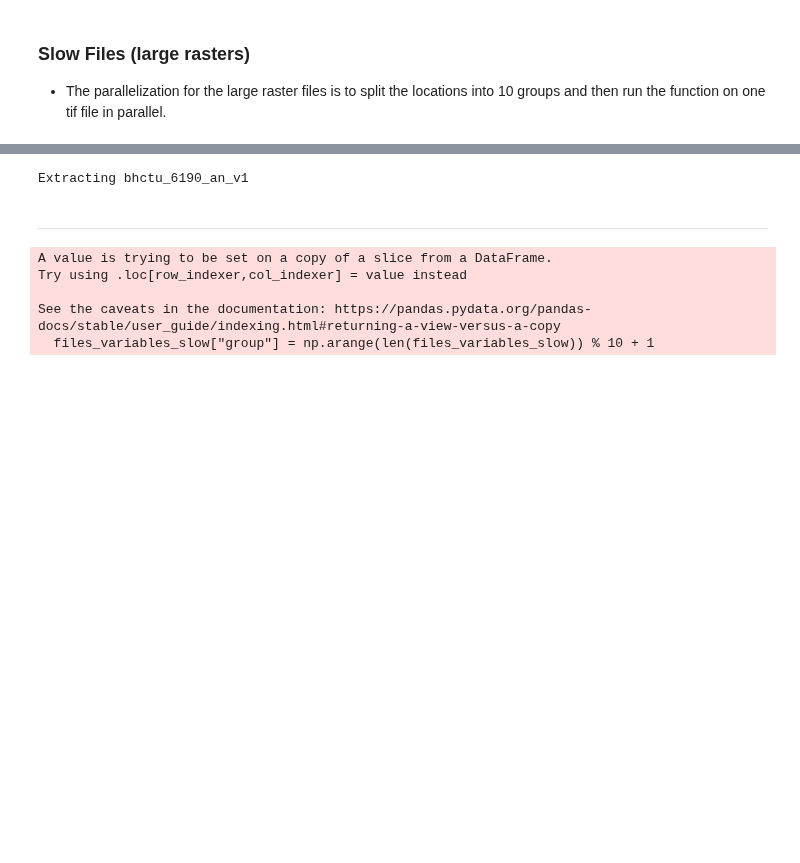
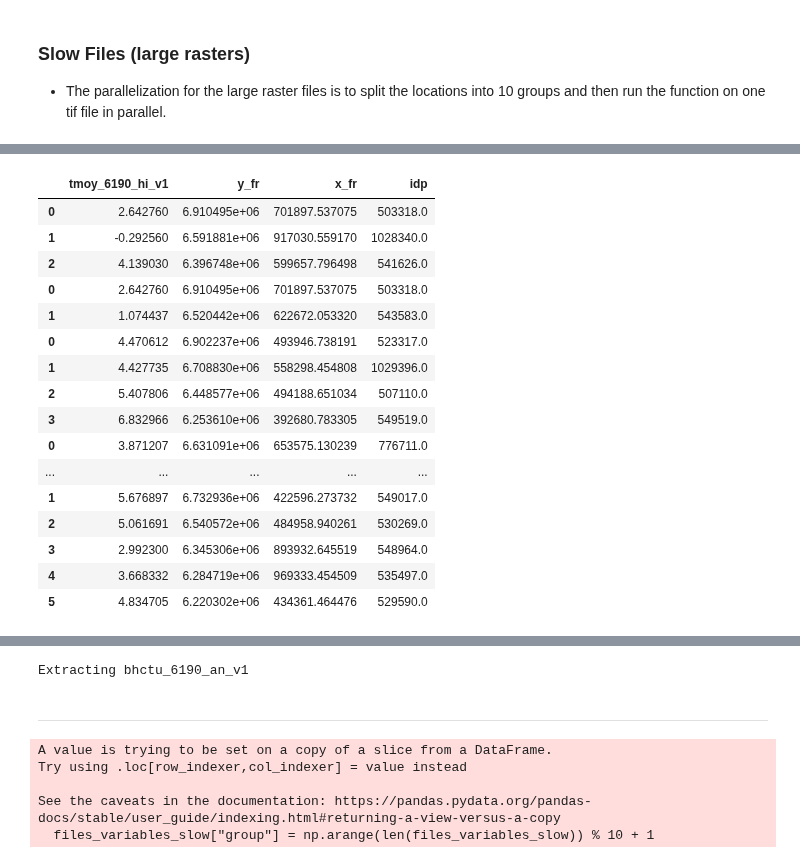
Before and after one commit to padasch/ifn_analysis, a Jupyter notebook: python/03_process_france_data/20_extract_agroparistech_data.ipynb, the cells around one changed output, grey strips where cells are left out. Drawn from its saved outputs; the diff is of its cells as text; code cells hidden in the pictures; blank space fills up the shorter version.

```diff
--- a/python/03_process_france_data/20_extract_agroparistech_data.ipynb
+++ b/python/03_process_france_data/20_extract_agroparistech_data.ipynb
@@ -169,0 +489,14 @@ df_quick_merged.to_csv("data_agroparistech_fastfiles_before_qc.csv", index=False
+# %%
+# Add groupings, make sure that slow variables are split to own cores
+df_subraster = df_subraster.copy()
+df_subraster["group"] = np.arange(len(df_subraster)) % 10 + 1
+
+display(df_subraster)
+
+# Create list of df to be passed to multiprocessing
+grouped = df_subraster.groupby("group")
+df_list = [group for name, group in grouped]
+
+# Display one group
+display(df_list[0].head(3))
+df_list[0].shape
@@ -169,0 +522,10 @@ df_quick_merged.to_csv("data_agroparistech_fastfiles_before_qc.csv", index=False
+# %%
+# Test on one group
+df_test = parallel_agroparistech_extraction(
+    df_list[9], df_coords, progress_bar=False, concat_by_axis=0
+)
+df_test = df_test.copy()
+
+# Print shape
+df_test.shape
+df_test
@@ -169,0 +555,16 @@ df_quick_merged.to_csv("data_agroparistech_fastfiles_before_qc.csv", index=False
+# %%
+df_long = pd.DataFrame()
+counter = 0
+for xxx in df_list:
+    # Test on one group
+    df_test = parallel_agroparistech_extraction(
+        xxx, df_coords, progress_bar=False, concat_by_axis=0
+    )
+
+    df_test = df_test.copy()
+    df_long = pd.concat([df_long, df_test], axis=0)
+
+    counter = counter + df_test.shape[0]
+display(counter)
+display(df_long.shape)
+display(df_long.drop_duplicates()z.shape)
@@ -169,0 +592,20 @@ df_quick_merged.to_csv("data_agroparistech_fastfiles_before_qc.csv", index=False
+# %%
+df_long
+# %% [output]
+|  | tmoy_6190_hi_v1 | y_fr | x_fr | idp |
+| 0 | 2.642760 | 6.910495e+06 | 701897.537075 | 503318.0 |
+| 1 | -0.292560 | 6.591881e+06 | 917030.559170 | 1028340.0 |
+| 2 | 4.139030 | 6.396748e+06 | 599657.796498 | 541626.0 |
+| 0 | 2.642760 | 6.910495e+06 | 701897.537075 | 503318.0 |
+| 1 | 1.074437 | 6.520442e+06 | 622672.053320 | 543583.0 |
+| 0 | 4.470612 | 6.902237e+06 | 493946.738191 | 523317.0 |
+| 1 | 4.427735 | 6.708830e+06 | 558298.454808 | 1029396.0 |
+| 2 | 5.407806 | 6.448577e+06 | 494188.651034 | 507110.0 |
+| 3 | 6.832966 | 6.253610e+06 | 392680.783305 | 549519.0 |
+| 0 | 3.871207 | 6.631091e+06 | 653575.130239 | 776711.0 |
+| ... | ... | ... | ... | ... |
+| 1 | 5.676897 | 6.732936e+06 | 422596.273732 | 549017.0 |
+| 2 | 5.061691 | 6.540572e+06 | 484958.940261 | 530269.0 |
+| 3 | 2.992300 | 6.345306e+06 | 893932.645519 | 548964.0 |
+| 4 | 3.668332 | 6.284719e+06 | 969333.454509 | 535497.0 |
+| 5 | 4.834705 | 6.220302e+06 | 434361.464476 | 529590.0 |
```
Also changed, not shown: parts of 34 cells of this notebook.
